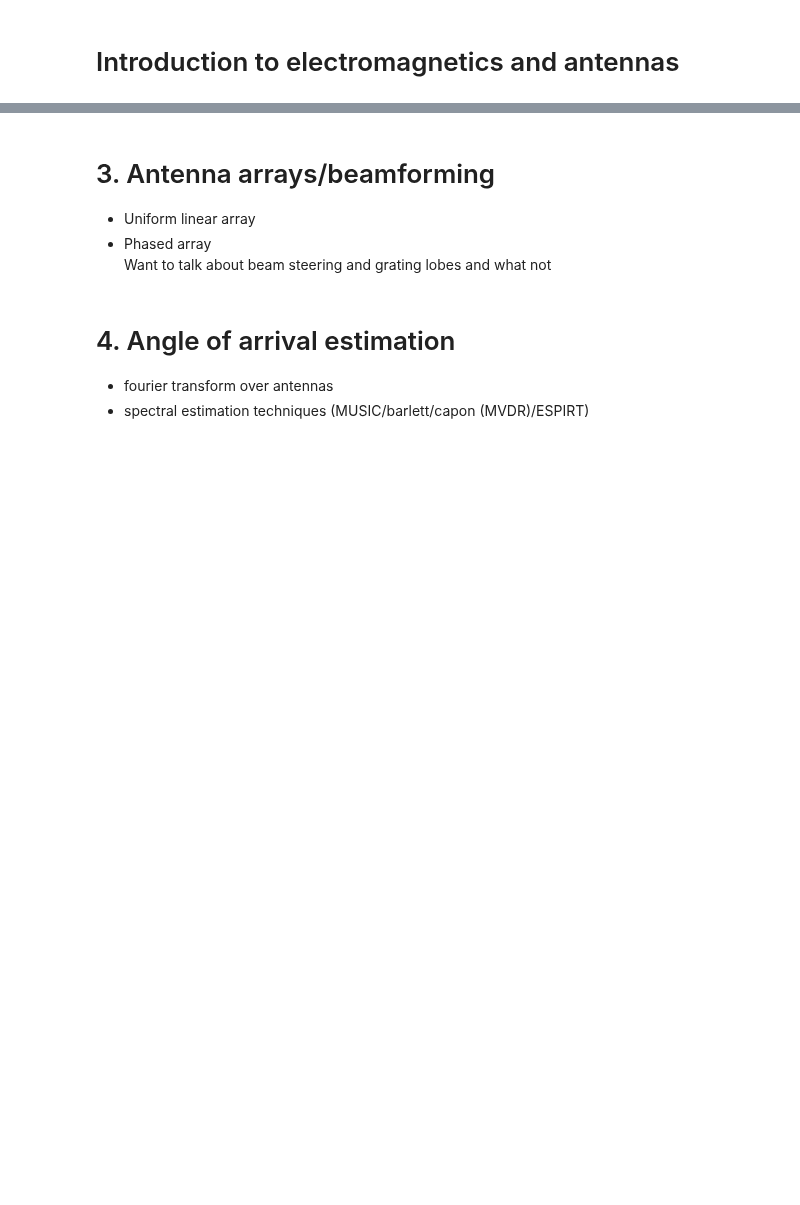
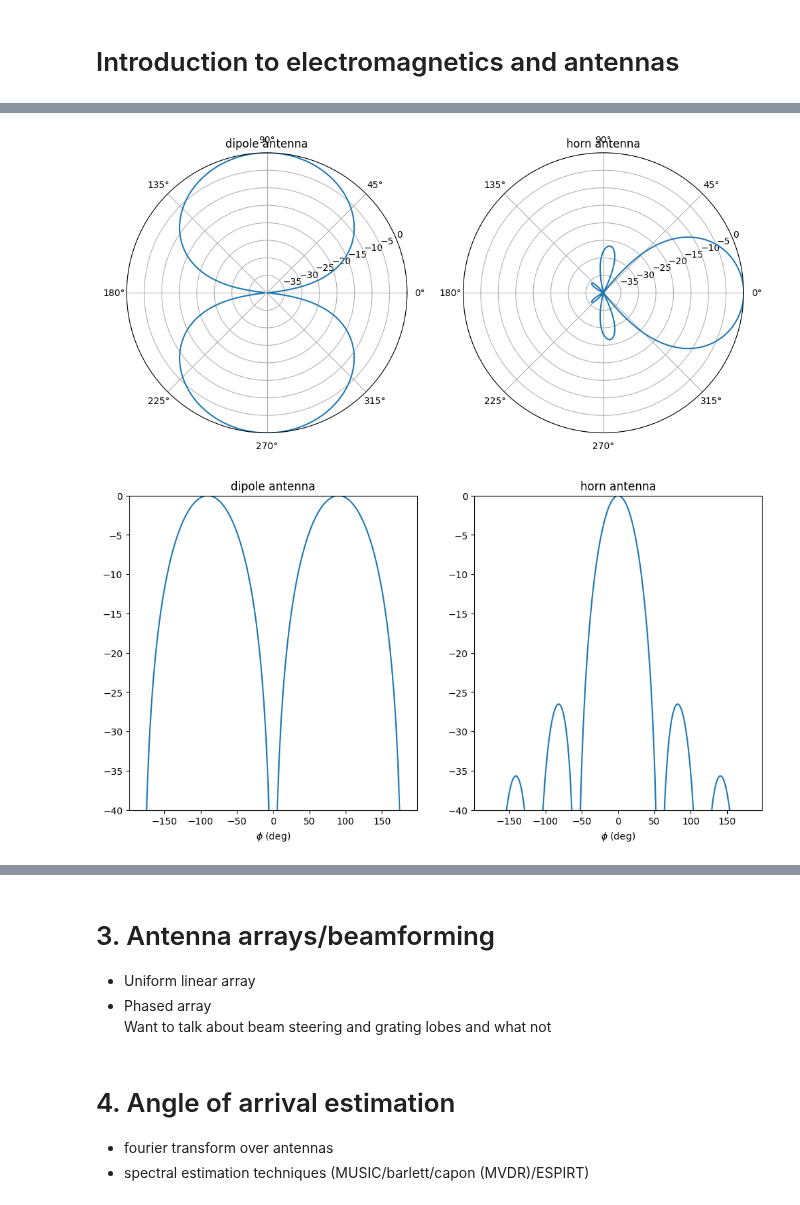
Before and after one commit to austinjtravis/radar_learning, a Jupyter notebook: 3_antennas/antennas.ipynb, the cells around one changed output, grey strips where cells are left out. Drawn from its saved outputs; the diff is of its cells as text; code cells hidden in the pictures; blank space fills up the shorter version.

Commit message:
fill out antenna section

```diff
--- a/3_antennas/antennas.ipynb
+++ b/3_antennas/antennas.ipynb
@@ -88,0 +118,36 @@ Where $|\mathbf{k}| = 1$ denotes a direction where the phase of the electric fie
+# %%
+import matplotlib.pyplot as plt
+import numpy as np
+phi = np.linspace(-np.pi, np.pi, 1024)
+
+dipole_pattern = np.sin(phi)**2
+horn_pattern = np.sinc(phi)**2
+
+fig, axs = plt.subplots(subplot_kw={'projection': 'polar'}, ncols=2, figsize=(12, 12))
+axs = axs.flatten()
+axs[0].plot(phi, 20*np.log10(np.abs(dipole_pattern)))
+axs[0].set_rmax(0)
+axs[0].set_rmin(-40)
+axs[0].set_title('dipole antenna')
+
+axs[1].plot(phi, 20*np.log10(np.abs(horn_pattern)))
+axs[1].set_rmax(0)
+axs[1].set_rmin(-40)
+axs[1].set_title('horn antenna')
+plt.show()
+
+fig, axs = plt.subplots(ncols=2, figsize=(12, 6))
+axs = axs.flatten()
+axs[0].plot(np.rad2deg(phi), 20*np.log10(np.abs(dipole_pattern)))
+axs[0].set_ylim([-40, 0])
+axs[0].set_title('dipole antenna')
+axs[0].set_xlabel('$\phi$ (deg)')
+
+axs[1].plot(np.rad2deg(phi), 20*np.log10(np.abs(horn_pattern)))
+axs[1].set_ylim([-40, 0])
+axs[1].set_title('horn antenna')
+axs[1].set_xlabel('$\phi$ (deg)')
+plt.show()
+# %% [output]
+[figure, added]
+[figure, added]
```
Also changed, not shown: parts of 5 cells of this notebook, 1 other file.
